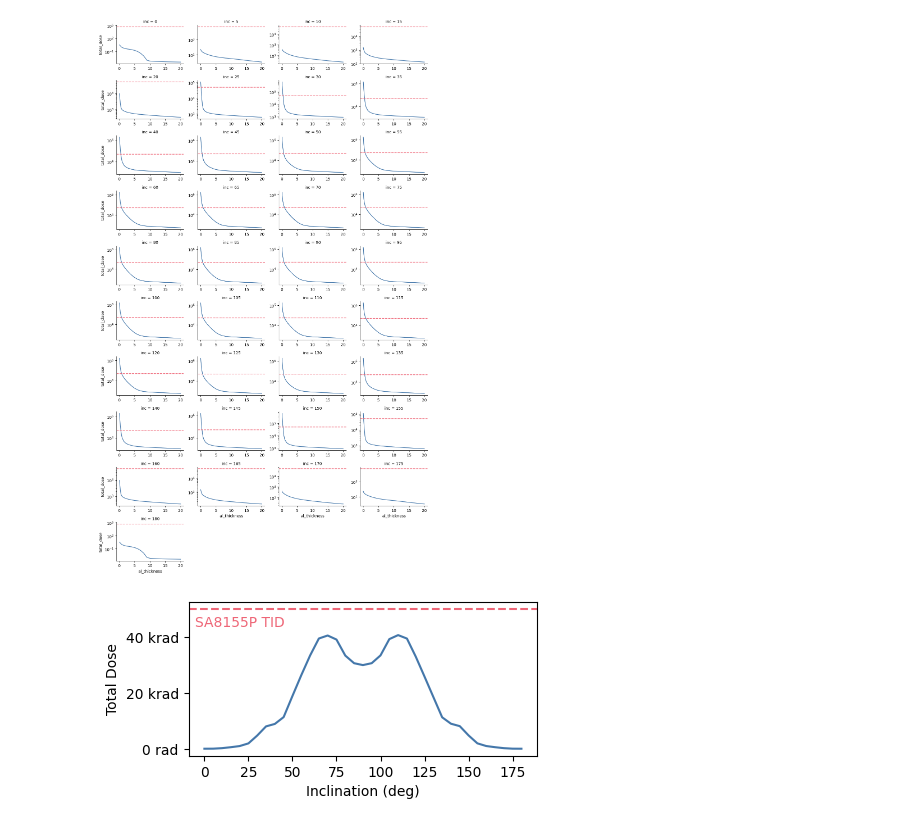
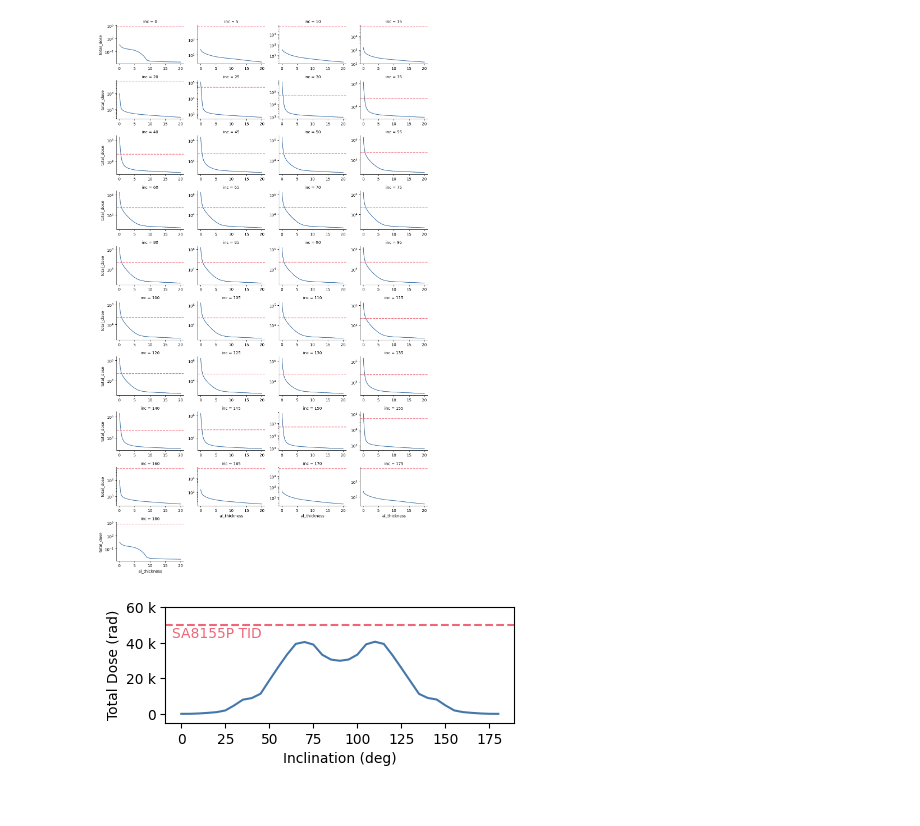
Before and after one commit to pfandzelter/leo-edge-failure-models, a Jupyter notebook: compute-failure/analyze_rad.ipynb, the cells around one changed output. Saved outputs shown, nothing was run; the diff lists cells and outputs as text; code cells hidden in the pictures.

```diff
--- a/compute-failure/analyze_rad.ipynb
+++ b/compute-failure/analyze_rad.ipynb
@@ -15,7 +15,7 @@ sns.set_palette(pal)
 
 mpl.rcParams['pdf.fonttype'] = 42
 mpl.rcParams['ps.fonttype'] = 42
-mpl.rcParams['figure.figsize'] = (4.5,2)
+mpl.rcParams['figure.figsize'] = (4.5,1.5)
 mpl.rcParams['figure.dpi'] = 100
 # %%
 results_folder = os.path.join(".", "results")
@@ -76,12 +75,13 @@ g.map(plt.axhline, y=5e4, color=pal[1], ls="--")
 # %%
 # 4mm Al is common
 df_1mm = df[df.al_thickness == 1]
 
 g = sns.lineplot(x="inc", y="total_dose", data=df_1mm, color=pal[0])
 g.axhline(y=5e4, color=pal[1], ls="--")
 g.text(20, 45e3, "SA8155P TID", color=pal[1], va="center", ha="center")
-g.set(xlabel="Inclination (deg)", ylabel="Total Dose")
-g.yaxis.set_major_formatter(matplotlib.ticker.EngFormatter(unit="rad"))
+g.set(xlabel="Inclination (deg)", ylabel="Total Dose (rad)")
+g.set(ylim=(-5e3, 60e3))
+g.yaxis.set_major_formatter(matplotlib.ticker.EngFormatter(unit=""))
 g.get_figure().savefig("./total-dose.pdf", bbox_inches="tight")
 # %% [output]
-[figure, old version]
+[figure, new version]
```
Also changed, not shown: parts of 1 cell of this notebook, 7 other files.
